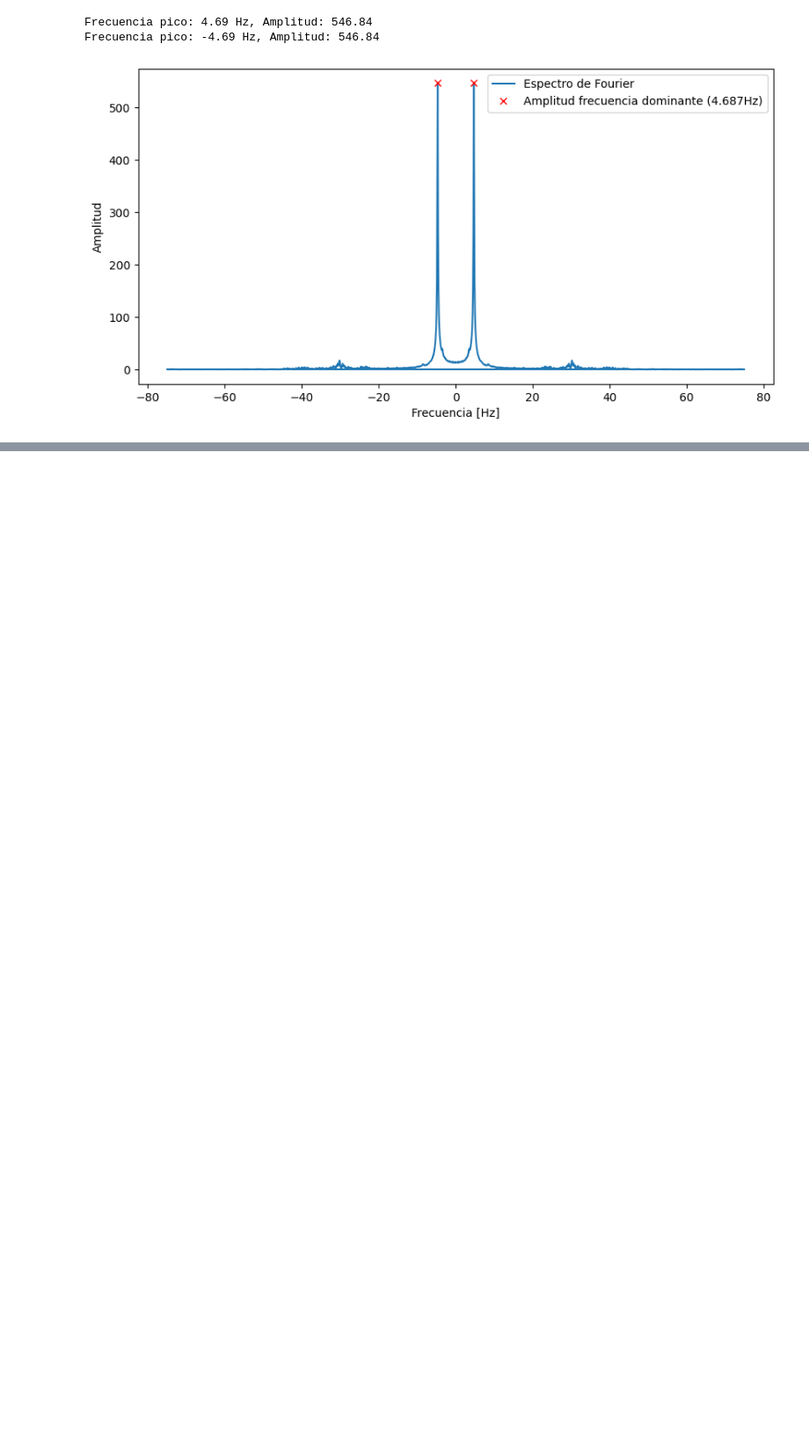
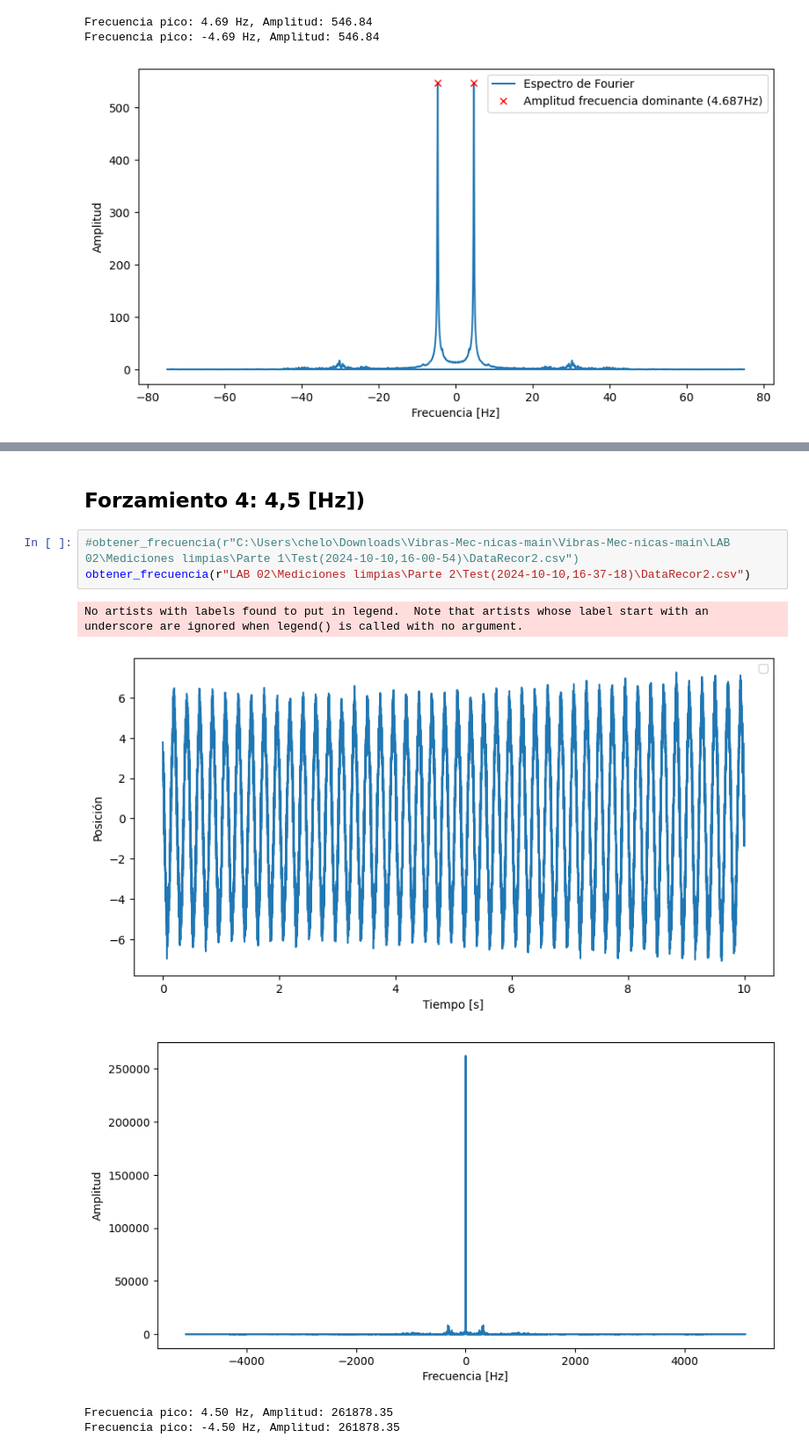
Before and after one commit to Marceloaglop/Vibras-Mec-nicas, a Jupyter notebook: vibras, amplitudes y fourier para no forzado.ipynb, the cells around one changed output, grey strips where cells are left out. Shown at 88% size. Cells and saved outputs as stored; diff of their text form; blank space fills up the shorter version.

```diff
--- a/vibras, amplitudes y fourier para no forzado.ipynb
+++ b/vibras, amplitudes y fourier para no forzado.ipynb
@@ -148,0 +181,11 @@ Frecuencia pico: -4.69 Hz, Amplitud: 546.84
+# %% [markdown]
+## Forzamiento 4: 4,5 [Hz])
+# %%
+#obtener_frecuencia(r"C:\Users\chelo\Downloads\Vibras-Mec-nicas-main\Vibras-Mec-nicas-main\LAB 02\Mediciones limpias\Parte 1\Test(2024-10-10,16-00-54)\DataRecor2.csv")
+obtener_frecuencia(r"LAB 02\Mediciones limpias\Parte 2\Test(2024-10-10,16-37-18)\DataRecor2.csv")
+# %% [output]
+No artists with labels found to put in legend.  Note that artists whose label start with an underscore are ignored when legend() is called with no argument.
+[figure, added]
+[figure, added]
+Frecuencia pico: 4.50 Hz, Amplitud: 261878.35
+Frecuencia pico: -4.50 Hz, Amplitud: 261878.35
```
Also changed, not shown: parts of 18 cells of this notebook.
